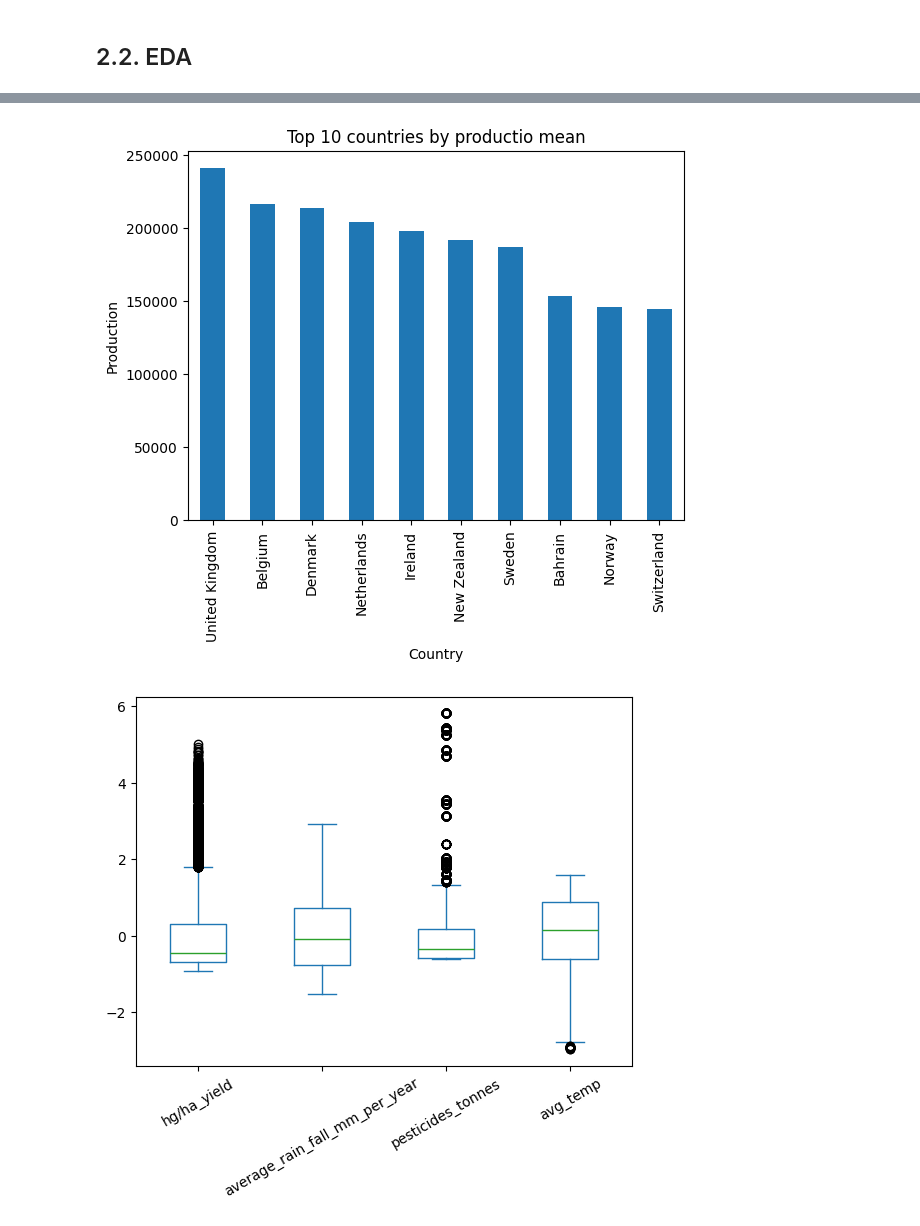
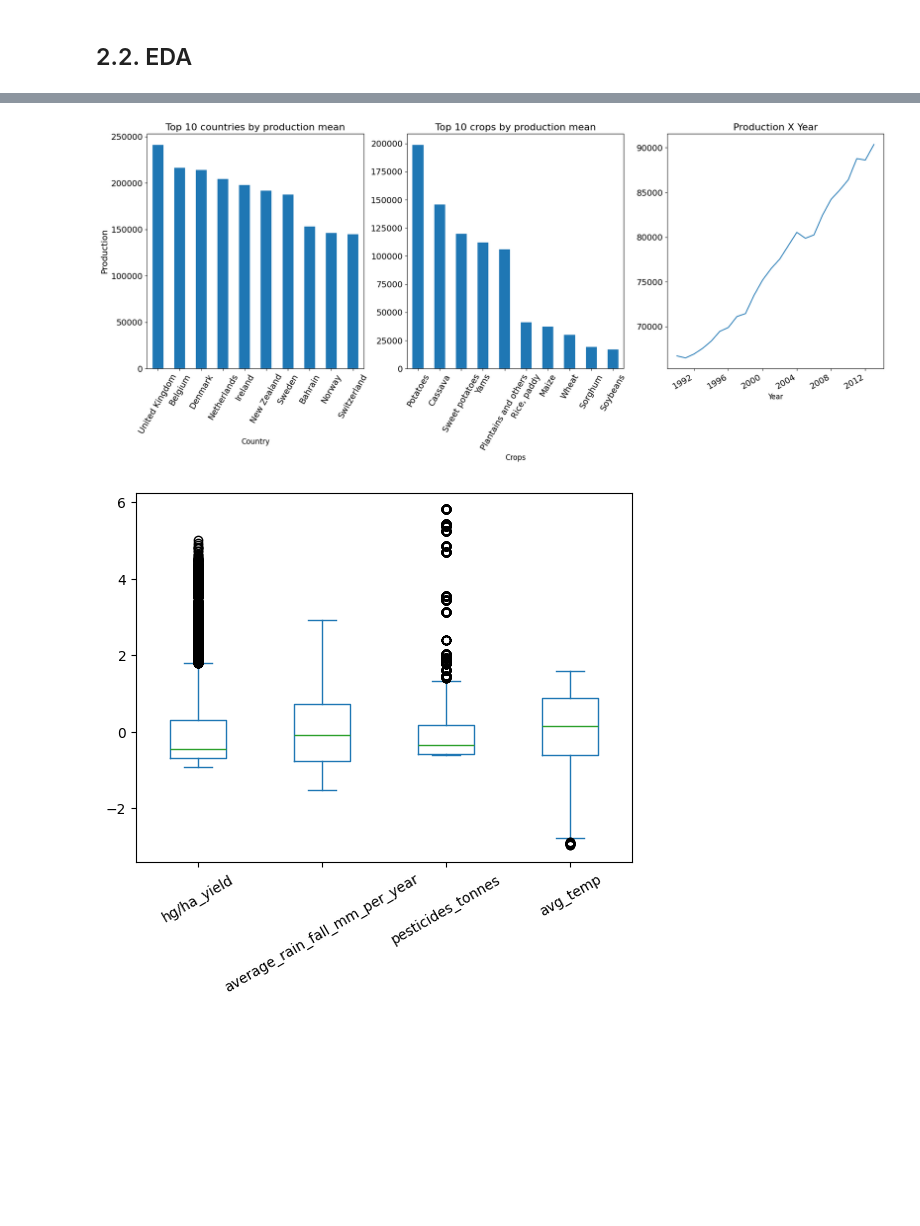
Before and after one commit to andrefpvalenga/crop-yeld-project, a Jupyter notebook: CropYeldPrediction.ipynb, the cells around one changed output, grey strips where cells are left out. Saved outputs shown, nothing was run; the diff lists cells and outputs as text; code cells hidden in the pictures; blank space fills up the shorter version.

```diff
--- a/CropYeldPrediction.ipynb
+++ b/CropYeldPrediction.ipynb
@@ -140,15 +141,40 @@ df.describe()
-# %%
-# Checking Top 10 countries by production mean
-countries = df.groupby('Area')['hg/ha_yield'].mean()
-countries = countries.sort_values(ascending=False)
-top10_countries = countries.head(10)
-top10_countries.plot(kind='bar')
-plt.title('Top 10 countries by productio mean')
-plt.xlabel('Country')
-plt.ylabel('Production')
-plt.show()
-# %% [output]
-[figure, removed]
+# %%
+# Calculating Top 10 countries by production mean
+countries = df.groupby('Area')['hg/ha_yield'].mean()
+countries = countries.sort_values(ascending=False)
+top10_countries = countries.head(10)
+
+plt.figure(figsize=(22,8))
+
+# Checking Top 10 countries by production mean
+plt.subplot(1,3,1)
+top10_countries.plot(kind='bar')
+plt.title('Top 10 countries by production mean', fontsize=16)
+plt.xlabel('Country', fontsize=12)
+plt.ylabel('Production', fontsize=14)
+plt.xticks(rotation=60, fontsize=14)
+plt.yticks(fontsize=14)
+
+# Checking Top 10 crop by production mean
+plt.subplot(1,3,2)
+df.groupby('Item')['hg/ha_yield'].mean().sort_values(ascending=False).plot(kind='bar')
+plt.title('Top 10 crops by production mean', fontsize=16)
+plt.xlabel('Crops', fontsize=12)
+plt.xticks(rotation=60, fontsize=14)
+plt.yticks(fontsize=14)
+
+#Checking production by year
+plt.subplot(1,3,3)
+df.groupby('Year')['hg/ha_yield'].mean().plot(kind='line')
+plt.title('Production X Year', fontsize=16)
+plt.xlabel('Year', fontsize=12)
+plt.xticks(fontsize=14)
+plt.yticks(fontsize=14)
+
+
+plt.show()
+# %% [output]
+[figure, added]
 # %%
 # Searching for outliers
 df_numerical = df.drop(columns=['Area', 'Item','Year'])
```
Also changed, not shown: parts of 3 cells of this notebook.
